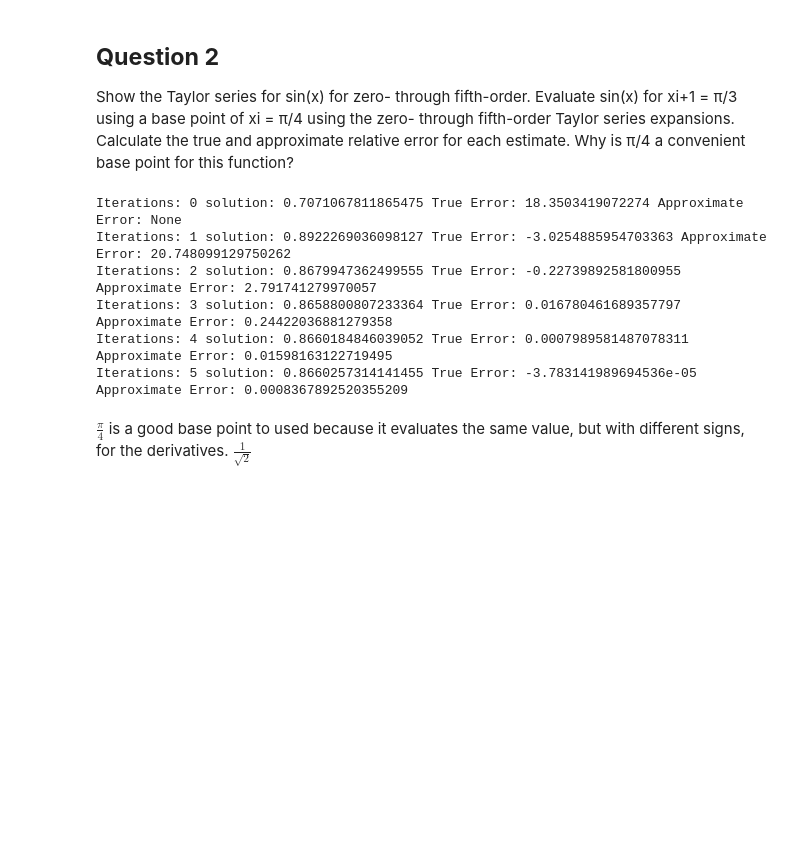
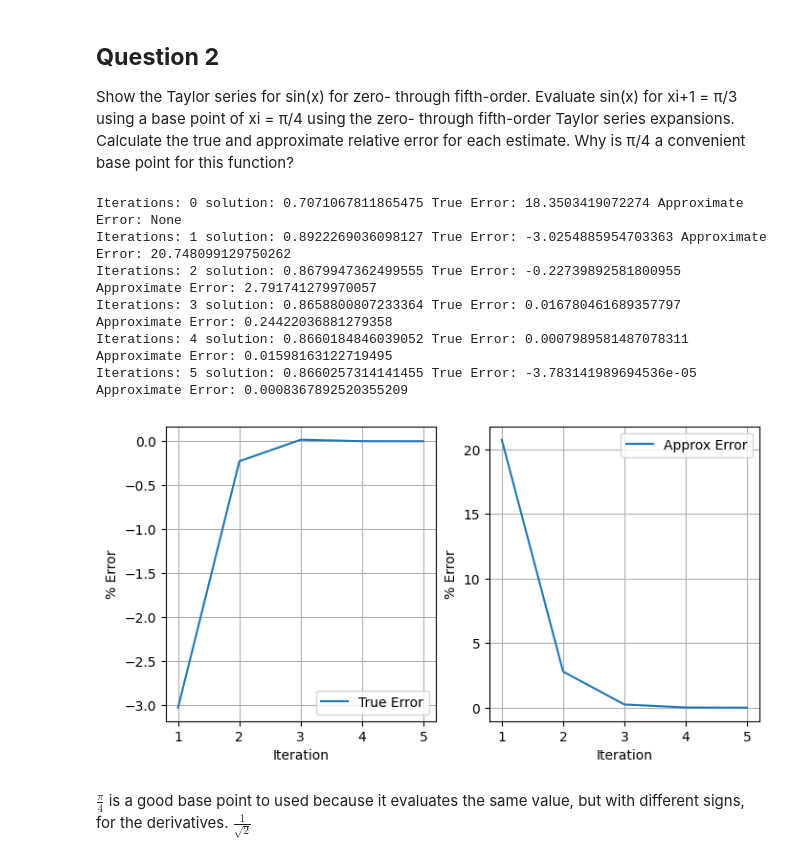
Before and after one commit to Ben-Corner/GOPH619_Labs, a Jupyter notebook: Lab1/619_Lab1.ipynb, the cells around one changed output. Drawn from its saved outputs; the diff is of its cells as text; code cells hidden in the pictures; blank space fills up the shorter version.

```diff
--- a/Lab1/619_Lab1.ipynb
+++ b/Lab1/619_Lab1.ipynb
@@ -111,33 +111,55 @@ def taylor_sin(x,x_base, order=5):
     ea = None
     fact = 1
     #n = 5
+    et_array = np.zeros(order+1)
+    ea_array = np.zeros(order+1)
+
     for i in range(order+1):
         if i ==0:
             sol = der[i]
             et = ((true_a-sol)/(true_a))*100
         if i != 0:
             oldsol =sol
             fact *=i
             sol = oldsol + (der[i]/fact)*h**i
             #sol = oldsol + (der[i]/math.factorial(i))*h**i
             et = ((true_a-sol)/(true_a))*100
             ea = abs((sol - oldsol) / sol)*100
+            et_array[i] = et
+            ea_array[i] = ea
         print("Iterations:", i, "solution:",sol,"True Error:",et,"Approximate Error:", ea)
+
+    iter = np.array([1,2,3,4,5])
+    plt.figure(figsize=(8,4))
+    plt.subplot(1,2,1)
+    plt.plot(iter,et_array[1:],label="True Error")
+    plt.xlabel("Iteration")
+    plt.ylabel(f"% Error")
+    plt.legend()
+    plt.grid()
+    plt.subplot(1,2,2)
+    plt.plot(iter,ea_array[1:],label="Approx Error")
+    plt.xlabel("Iteration")
+    plt.ylabel(f"% Error")
+    plt.grid()
+    plt.legend()
+    plt.show()
     return
 
     # return sol, ea, et
 
 
 taylor_sin(math.pi/3,math.pi/4,5)
 
 ####Plot error
 # %% [output]
 Iterations: 0 solution: 0.7071067811865475 True Error: 18.3503419072274 Approximate Error: None
 Iterations: 1 solution: 0.8922269036098127 True Error: -3.0254885954703363 Approximate Error: 20.748099129750262
 Iterations: 2 solution: 0.8679947362499555 True Error: -0.22739892581800955 Approximate Error: 2.791741279970057
 Iterations: 3 solution: 0.8658800807233364 True Error: 0.016780461689357797 Approximate Error: 0.24422036881279358
 Iterations: 4 solution: 0.8660184846039052 True Error: 0.0007989581487078311 Approximate Error: 0.01598163122719495
 Iterations: 5 solution: 0.8660257314141455 True Error: -3.783141989694536e-05 Approximate Error: 0.0008367892520355209
+[figure, added]
 # %% [markdown]
 $ \frac{\pi}{4} $ is a good base point to used because it evaluates the same value, but with different signs, for the derivatives. $\frac{1}{\sqrt{2}}$
 # %% [markdown]
```
Also changed, not shown: 1 other file.
